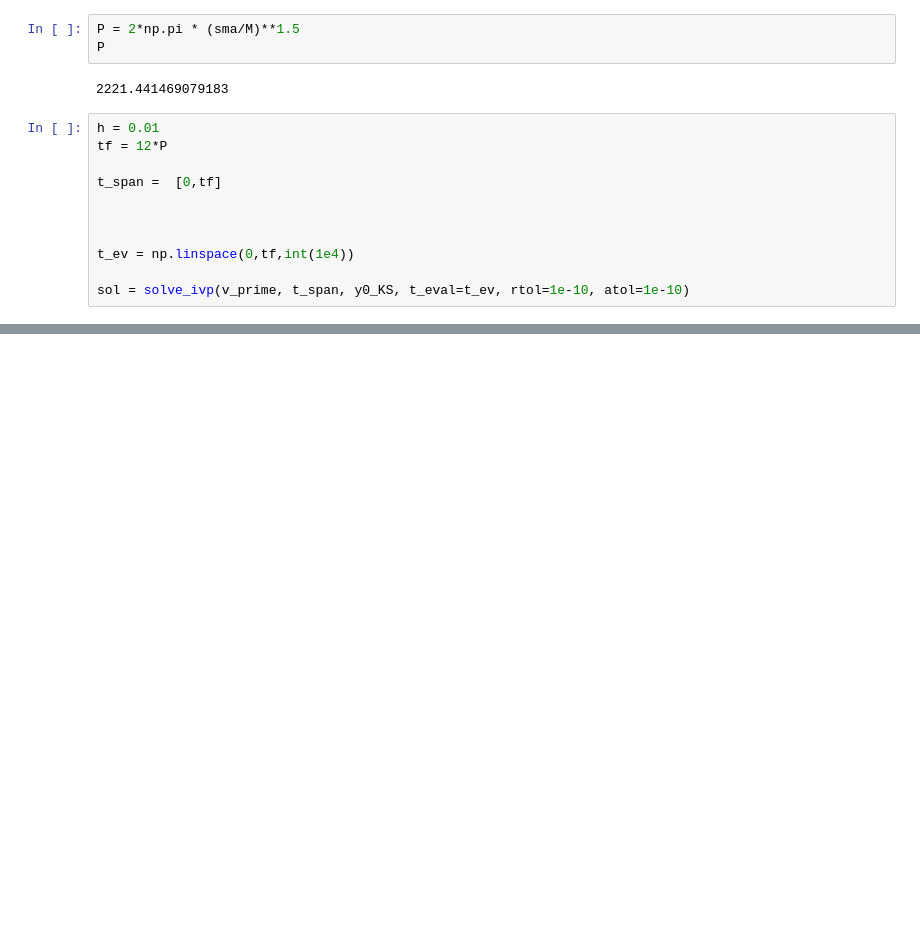
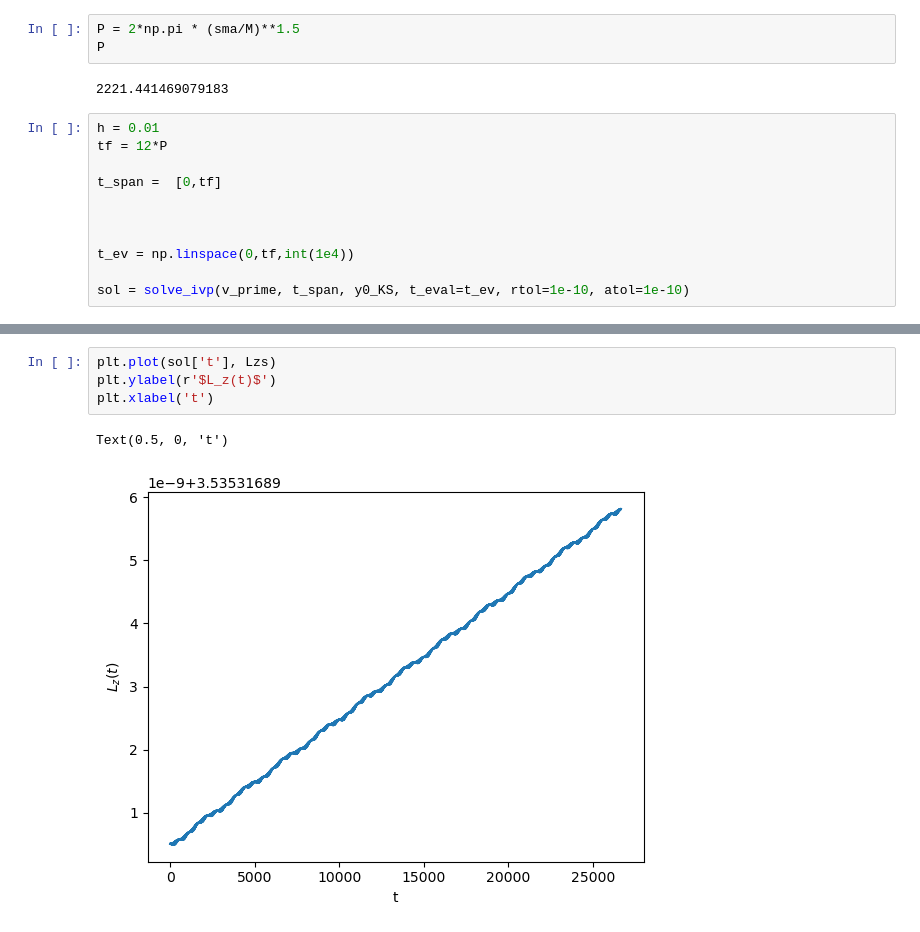
Before and after one commit to ebianchi803/computational_astrophysics, a Jupyter notebook: ODE/Kerr2.ipynb, the cells around one changed output, grey strips where cells are left out. Drawn from its saved outputs; the diff is of its cells as text; blank space fills up the shorter version.

```diff
--- a/ODE/Kerr2.ipynb
+++ b/ODE/Kerr2.ipynb
@@ -342,0 +402,7 @@ plt.colorbar()
+# %%
+plt.plot(sol['t'], Lzs)
+plt.ylabel(r'$L_z(t)$')
+plt.xlabel('t')
+# %% [output]
+Text(0.5, 0, 't')
+[figure, added]
```
Also changed, not shown: parts of 12 cells of this notebook.
